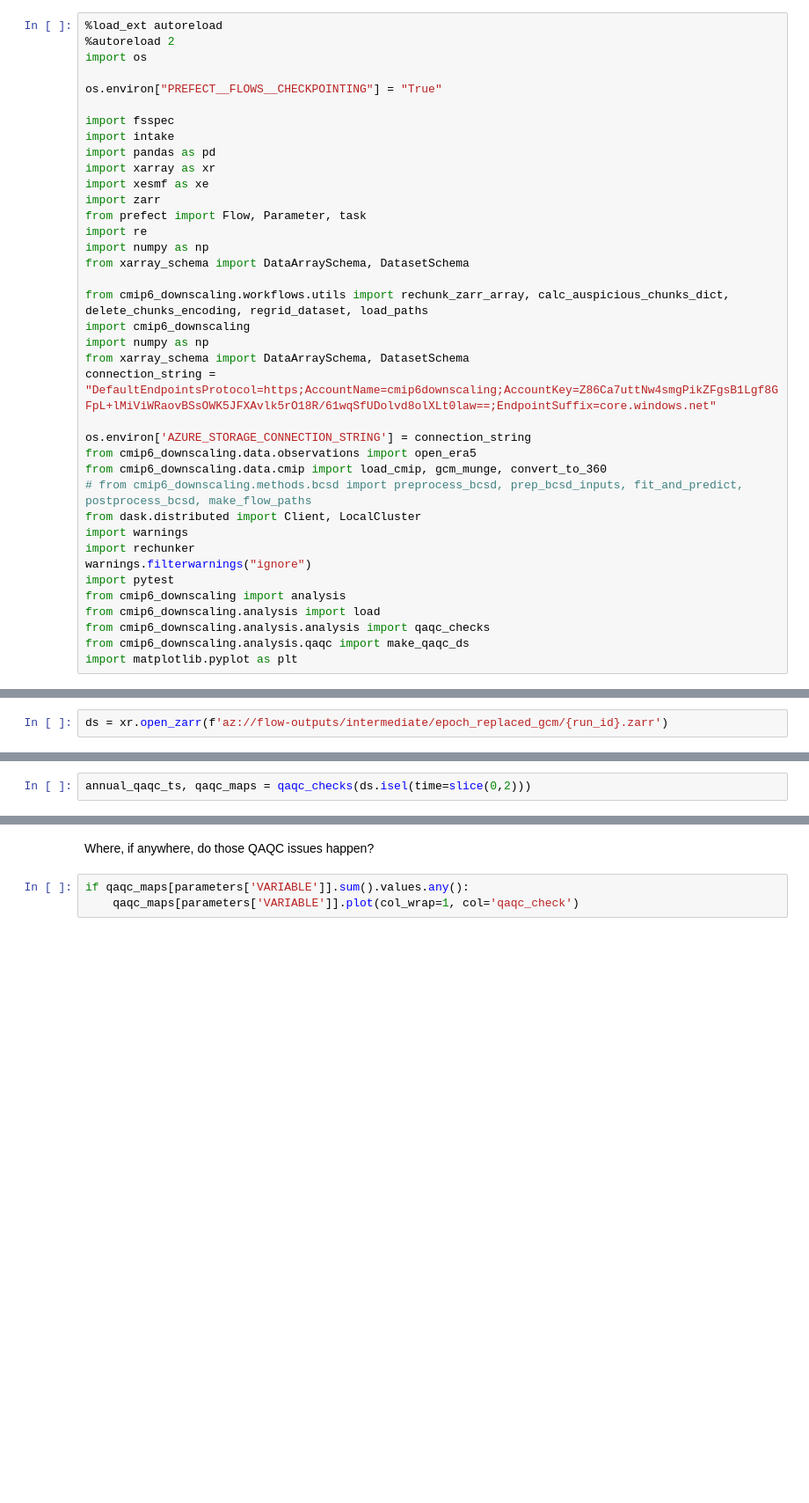
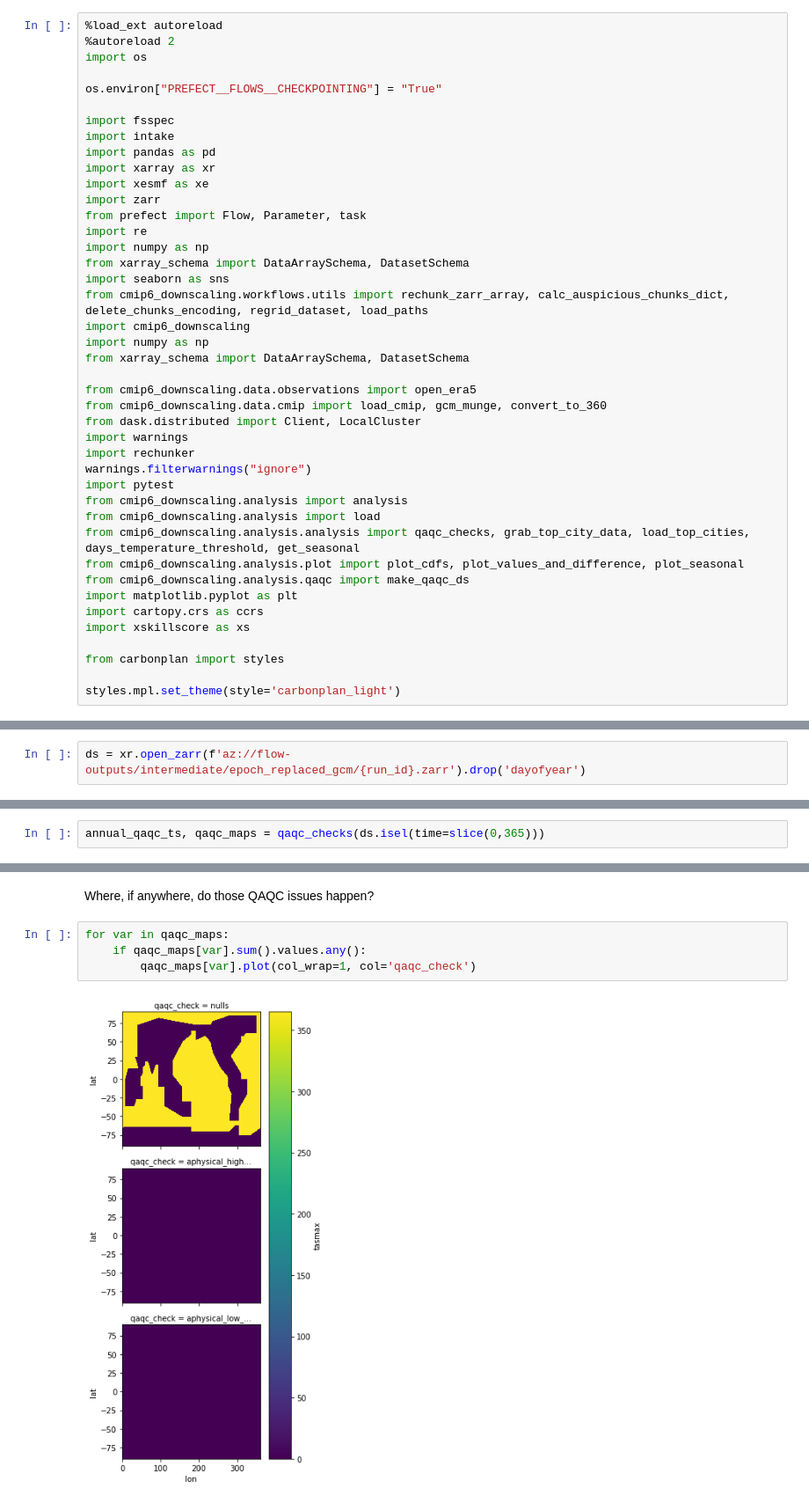
Before and after one commit to carbonplan/cmip6-downscaling, a Jupyter notebook: notebooks/analyses.ipynb, the cells around one changed output, grey strips where cells are left out. Shown at 88% size. Drawn from its saved outputs; the diff is of its cells as text; blank space fills up the shorter version.

```diff
--- a/notebooks/analyses.ipynb
+++ b/notebooks/analyses.ipynb
@@ -15,24 +15,28 @@ from prefect import Flow, Parameter, task
 import re
 import numpy as np
 from xarray_schema import DataArraySchema, DatasetSchema
-
+import seaborn as sns
 from cmip6_downscaling.workflows.utils import rechunk_zarr_array, calc_auspicious_chunks_dict, delete_chunks_encoding, regrid_dataset, load_paths
 import cmip6_downscaling
 import numpy as np
 from xarray_schema import DataArraySchema, DatasetSchema
-connection_string = "DefaultEndpointsProtocol=https;AccountName=cmip6downscaling;AccountKey=Z86Ca7uttNw4smgPikZFgsB1Lgf8GFpL+lMiViWRaovBSsOWK5JFXAvlk5rO18R/61wqSfUDolvd8olXLt0law==;EndpointSuffix=core.windows.net"
 
-os.environ['AZURE_STORAGE_CONNECTION_STRING'] = connection_string
 from cmip6_downscaling.data.observations import open_era5
 from cmip6_downscaling.data.cmip import load_cmip, gcm_munge, convert_to_360
-# from cmip6_downscaling.methods.bcsd import preprocess_bcsd, prep_bcsd_inputs, fit_and_predict, postprocess_bcsd, make_flow_paths
 from dask.distributed import Client, LocalCluster
 import warnings
 import rechunker
 warnings.filterwarnings("ignore")
 import pytest
-from cmip6_downscaling import analysis
+from cmip6_downscaling.analysis import analysis
 from cmip6_downscaling.analysis import load
-from cmip6_downscaling.analysis.analysis import qaqc_checks
+from cmip6_downscaling.analysis.analysis import qaqc_checks, grab_top_city_data, load_top_cities, days_temperature_threshold, get_seasonal
+from cmip6_downscaling.analysis.plot import plot_cdfs, plot_values_and_difference, plot_seasonal
 from cmip6_downscaling.analysis.qaqc import make_qaqc_ds
 import matplotlib.pyplot as plt
+import cartopy.crs as ccrs
+import xskillscore as xs
+
+from carbonplan import styles
+
+styles.mpl.set_theme(style='carbonplan_light')
@@ -46,12 +53,12 @@ run_id = 'MIROC6_ssp370_1991_1995_2071_2075_tasmax_21_day_3_year_rolling'
 # %%
 # store = fsspec.get_mapper(f'az://cmip6downscaling/flow-outputs/intermediate/epoch_replaced_gcm/{run_id}.zarr')
 # %%
-ds = xr.open_zarr(f'az://flow-outputs/intermediate/epoch_replaced_gcm/{run_id}.zarr')
+ds = xr.open_zarr(f'az://flow-outputs/intermediate/epoch_replaced_gcm/{run_id}.zarr').drop('dayofyear')
 # %% [markdown]
 # QAQC Routines
 Search for nans and aphysical quantitities
 # %%
-annual_qaqc_ts, qaqc_maps = qaqc_checks(ds.isel(time=slice(0,2)))
+annual_qaqc_ts, qaqc_maps = qaqc_checks(ds.isel(time=slice(0,365)))
 # %% [markdown]
 What years, if any, include QAQC issues?
 # %%
@@ -60,5 +73,8 @@ if annual_qaqc_ts.sum().values.any():
 # %% [markdown]
 Where, if anywhere, do those QAQC issues happen?
 # %%
-if qaqc_maps[parameters['VARIABLE']].sum().values.any():
-    qaqc_maps[parameters['VARIABLE']].plot(col_wrap=1, col='qaqc_check')
+for var in qaqc_maps:
+    if qaqc_maps[var].sum().values.any():
+        qaqc_maps[var].plot(col_wrap=1, col='qaqc_check')
+# %% [output]
+[figure, added]
```
Also changed, not shown: parts of 36 cells of this notebook, 2 other files.
